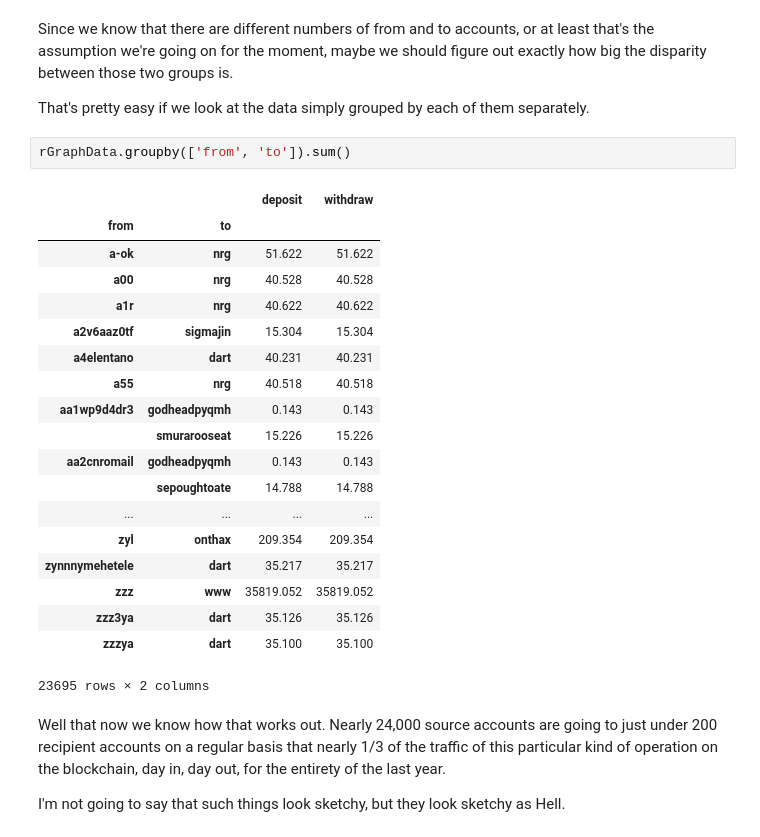
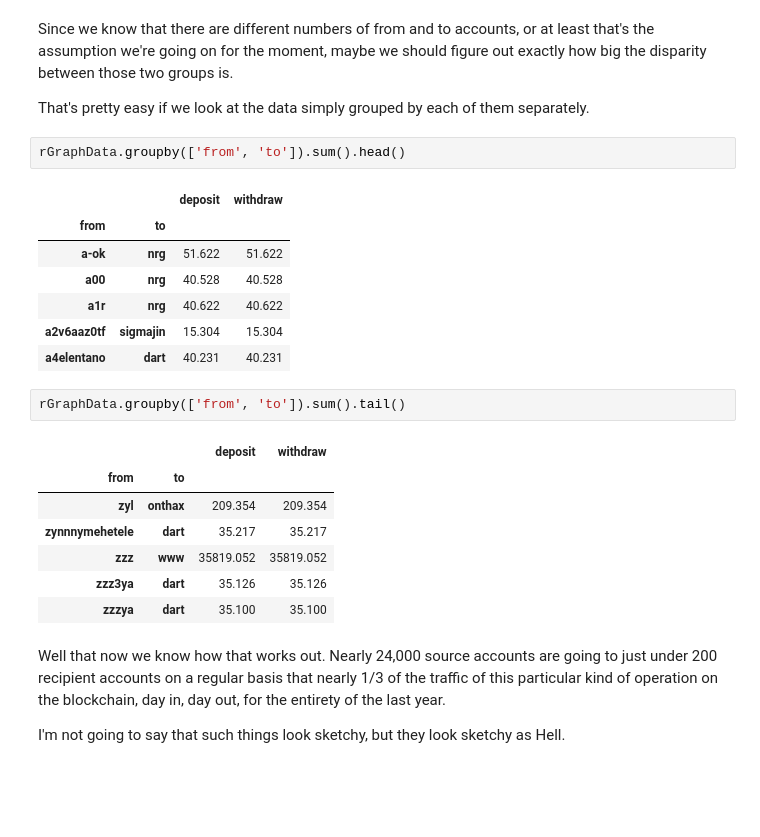
Before and after one commit to SquidLord/Steem-Per-Vests-Over-Time, a Jupyter notebook: Steem-Per-Mvests Over Time.ipynb, the cells around one changed output. Cells and saved outputs as stored; diff of their text form; blank space fills up the shorter version.

```diff
--- a/Steem-Per-Mvests Over Time.ipynb
+++ b/Steem-Per-Mvests Over Time.ipynb
@@ -438,27 +422,25 @@ Since we know that there are different numbers of from and to accounts, or at le
 
 That's pretty easy if we look at the data simply grouped by each of them separately.
 # %%
-rGraphData.groupby(['from', 'to']).sum()
+rGraphData.groupby(['from', 'to']).sum().head()
 # %% [output]
 |  |  | deposit | withdraw |
 | from | to |  |  |
 | a-ok | nrg | 51.622 | 51.622 |
 | a00 | nrg | 40.528 | 40.528 |
 | a1r | nrg | 40.622 | 40.622 |
 | a2v6aaz0tf | sigmajin | 15.304 | 15.304 |
 | a4elentano | dart | 40.231 | 40.231 |
-| a55 | nrg | 40.518 | 40.518 |
-| aa1wp9d4dr3 | godheadpyqmh | 0.143 | 0.143 |
-|  | smurarooseat | 15.226 | 15.226 |
-| aa2cnromail | godheadpyqmh | 0.143 | 0.143 |
-|  | sepoughtoate | 14.788 | 14.788 |
-| ... | ... | ... | ... |
-| zyl | onthax | 209.354 | 209.354 |
-| zynnnymehetele | dart | 35.217 | 35.217 |
-| zzz | www | 35819.052 | 35819.052 |
-| zzz3ya | dart | 35.126 | 35.126 |
-| zzzya | dart | 35.100 | 35.100 |
-23695 rows × 2 columns
+# %%
+rGraphData.groupby(['from', 'to']).sum().tail()
+# %% [output]
+|  |  | deposit | withdraw |
+| from | to |  |  |
+| zyl | onthax | 209.354 | 209.354 |
+| zynnnymehetele | dart | 35.217 | 35.217 |
+| zzz | www | 35819.052 | 35819.052 |
+| zzz3ya | dart | 35.126 | 35.126 |
+| zzzya | dart | 35.100 | 35.100 |
 # %% [markdown]
 Well that now we know how that works out. Nearly 24,000 source accounts are going to just under 200 recipient accounts on a regular basis that nearly 1/3 of the traffic of this particular kind of operation on the blockchain, day in, day out, for the entirety of the last year.
 
```
Also changed, not shown: parts of 23 cells of this notebook, 5 other files.
